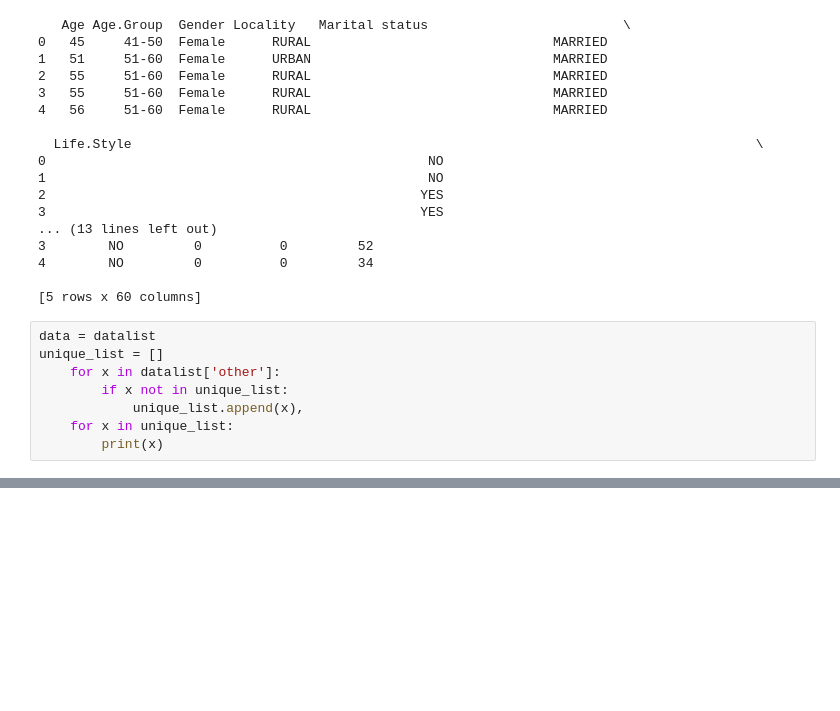
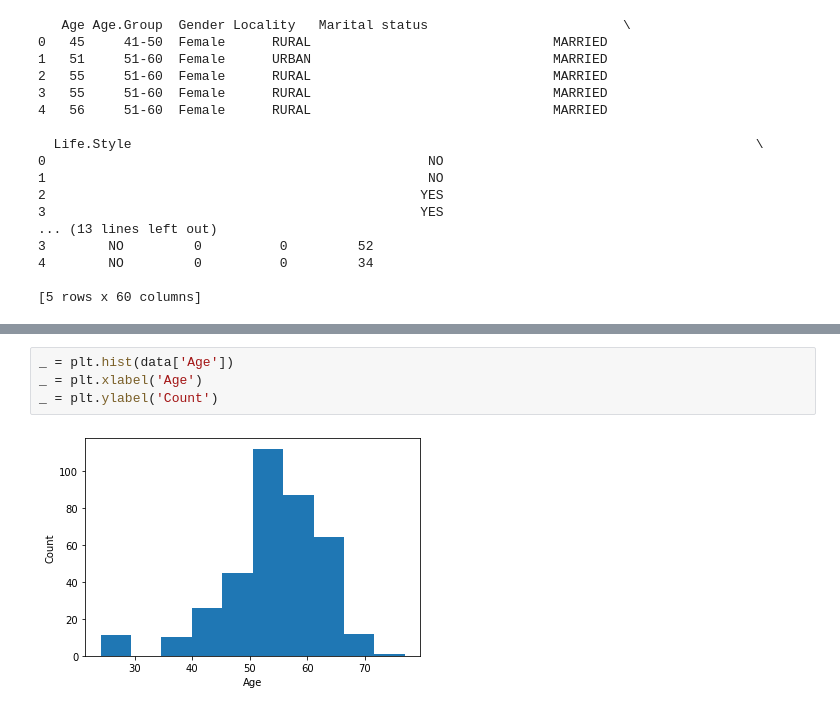
Before and after one commit to GBala-PrptlStdnt/-UCDPA_GregBala-, a Jupyter notebook: Project - HF.ipynb, the cells around one changed output, grey strips where cells are left out. Cells and saved outputs as stored; diff of their text form; blank space fills up the shorter version.

```diff
--- a/Project - HF.ipynb
+++ b/Project - HF.ipynb
@@ -55,11 +93,3 @@ print(data.head())
 4        NO         0          0         34
 
 [5 rows x 60 columns]
-# %%
-data = datalist
-unique_list = []
-    for x in datalist['other']:
-        if x not in unique_list:
-            unique_list.append(x),
-    for x in unique_list:
-        print(x)
@@ -72,0 +96,6 @@ SyntaxError: invalid syntax (<ipython-input-33-a2d776a055c1>, line 2)
+# %%
+_ = plt.hist(data['Age'])
+_ = plt.xlabel('Age')
+_ = plt.ylabel('Count')
+# %% [output]
+[figure, added]
```
Also changed, not shown: parts of 8 cells of this notebook.
